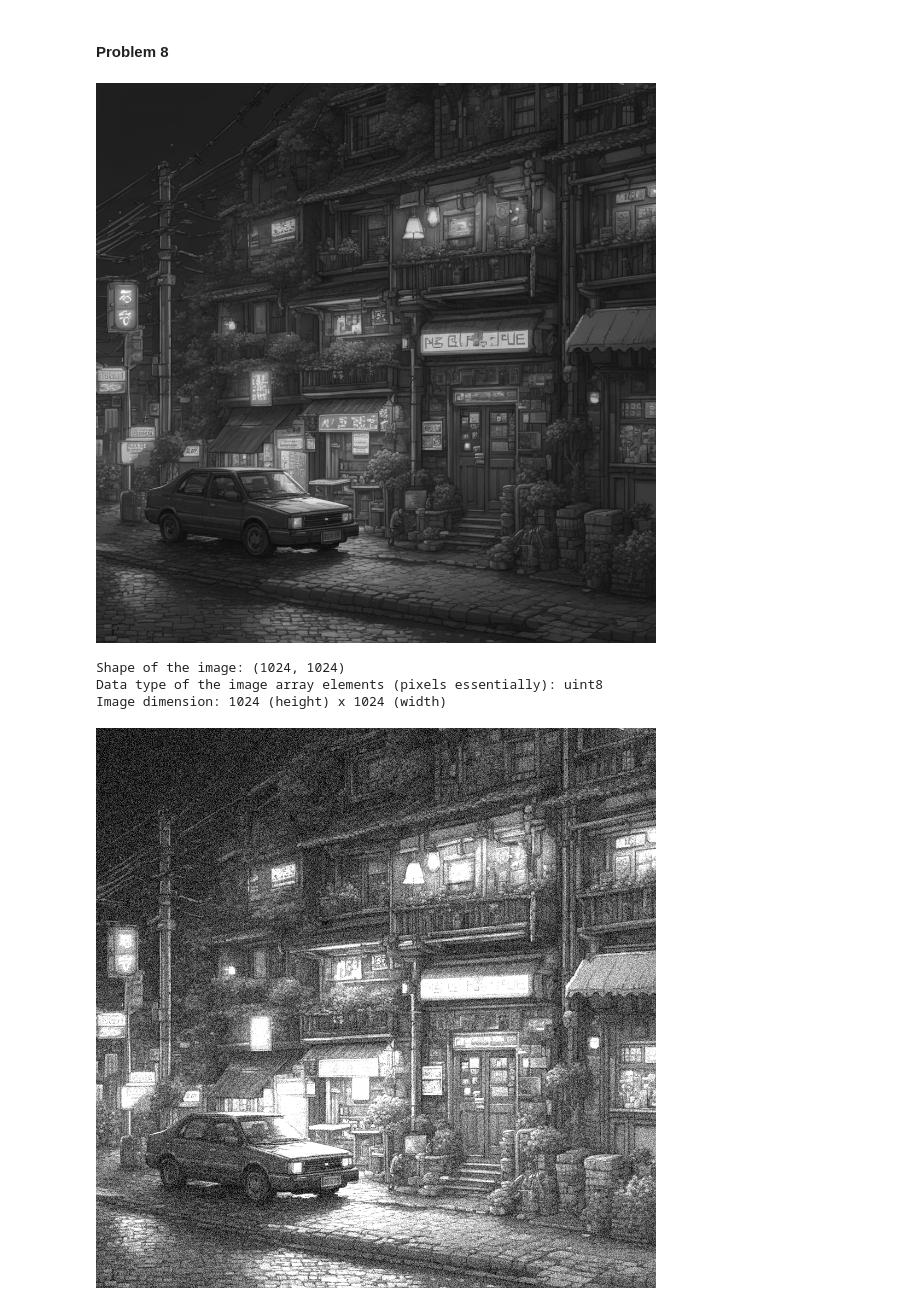
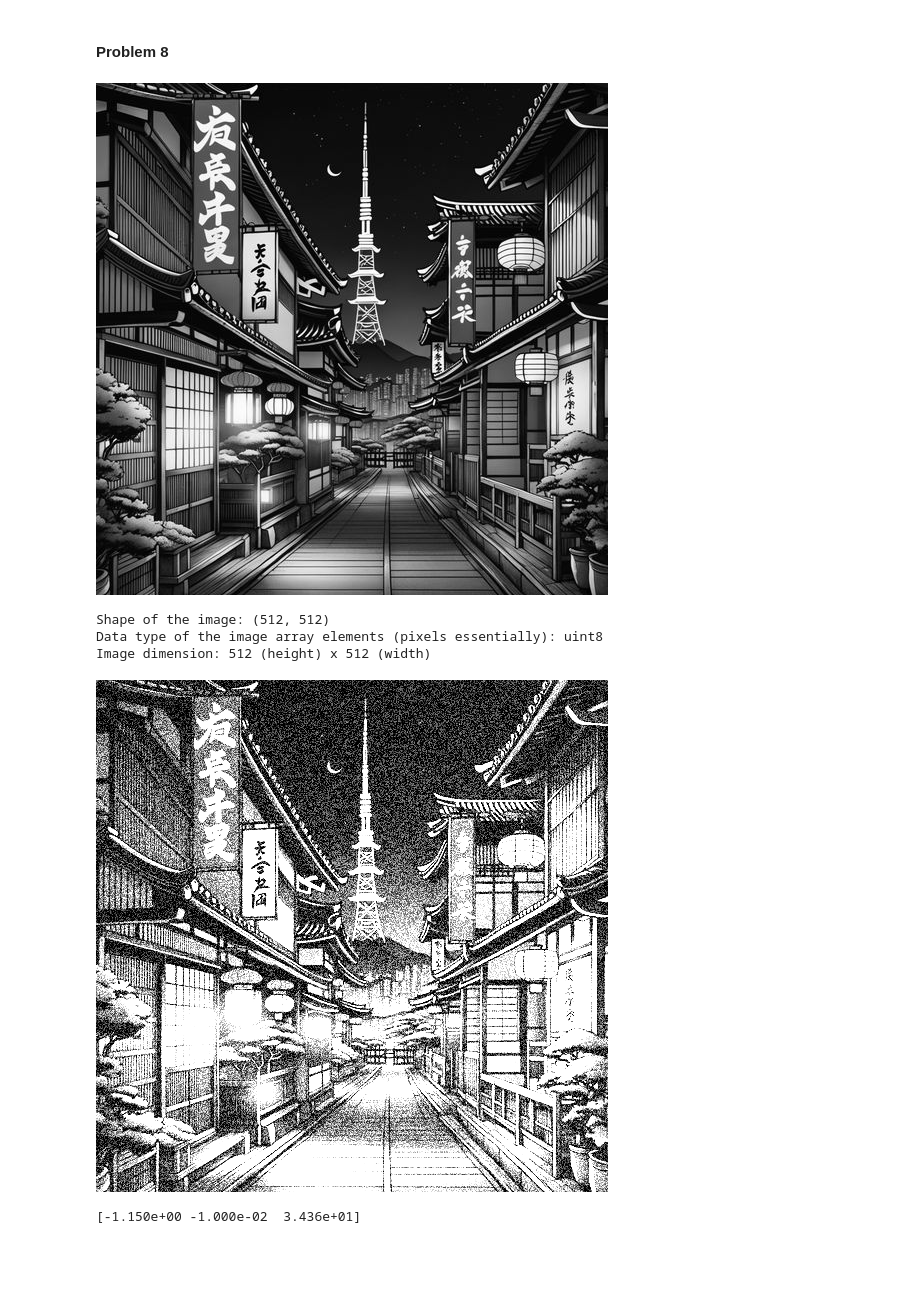
Before and after one commit to fuzzygreenblurs/computer_vision, a Jupyter notebook: problems/linear_algebra.ipynb, the cells around one changed output. Saved outputs shown, nothing was run; the diff lists cells and outputs as text; code cells hidden in the pictures; blank space fills up the shorter version.

Commit message:
implement inverse transform. most of the image is blacked out. why?

```diff
--- a/problems/linear_algebra.ipynb
+++ b/problems/linear_algebra.ipynb
@@ -184,9 +184,10 @@ p_hat (best fit dataset):  [ 5.67  8.55 11.43 14.31 17.19 20.07 22.95 25.83 28.7
 # %% [markdown]
 #### Problem 8
 # %%
-## Step 1: retrieve a stock image and dim and grain it
+## STEP 1: retrieve a stock image and dim and grain it
 
-url = 'https://storage.googleapis.com/pai-images/9d1e44c35eca471f88a7340e63177d27.jpeg'
+# url = 'https://storage.googleapis.com/pai-images/9d1e44c35eca471f88a7340e63177d27.jpeg'
+url = 'https://storage.googleapis.com/pai-images/bf26ed3d596b4484a475aeee646306b1.jpeg'
 response = requests.get(url, stream=True)
 img_raw = ImageOps.grayscale(Image.open(response.raw))
 display(img_raw)
@@ -197,7 +198,7 @@ print(f'Shape of the image: {img.shape}')
 print(f'Data type of the image array elements (pixels essentially): {img.dtype}')
 print(f'Image dimension: {H} (height) x {W} (width)')
 
-a, b, c = 0.001, 0.001, 1.00
+a, b, c = 0.003, 0.003, 1.00
 f = lambda x, y: a * x + b * y + c
 
 f_output = np.ones(img.shape)
@@ -209,40 +210,64 @@ y_coordinates = np.arange(0, H)
 for y in y_coordinates:
   for x in x_coordinates:
     f_output[y, x] = f(y, x)
-    noise[y, x] = random.randint(-50, 50)
+    noise[y, x] = random.randint(-100, 100)
 
 dimmed_gradient = np.clip((f_output * img) + noise, 0, 255) # u can also do scaling
 display(Image.fromarray(dimmed_gradient.astype(np.uint8)))
 
-# Step 2: generate the least squares estimate components for Aq = b using a 20x20 pixel patch of the original image
+## STEP 2: generate the least squares estimate components for Aq = b using a 20x20 pixel patch of the original image
 #       - A represents a 400x3 matrix of our known values (xy coordinates and a 1 to accomodate the c component of the model)
 #       - q represents a 3x1 matrix of our unknown values (a, b, c) for the expected model ax + by = c
 #       - b represents a 400x1 matrix of our "clean" image data, as a list of the pixel intensities of the target image
 # note: since we have all this noise in our existing image, there will no solution for the model ax+by+c=b
 #       we are using least squares to get the "closest possible" solution by transforming some vector by A and generating
 #       the closest possible output vector to our target vector b. this is the intuitive motivation behind using least squares.
 #       in this case, the unknown vector q will be used to perform a "close enough" inverse transform of the grainy image back to the original.
 
 # generating A:
 patch_x = np.arange(1, 21)
 patch_x_rep = np.repeat(patch_x, 20)
 patch_y = np.arange(1, 21)
 patch_y_rep = np.tile(patch_y, 20)
 patch_c_rep = np.repeat(1, 400)
 patch = np.stack((patch_x_rep, patch_y_rep, patch_c_rep), axis=1)
 
 # generating b:
 i = 0
 b = np.zeros(400)
 for x in range(1, 21):
     for y in range(1, 21):
         b[i] = img[x, y]
         i+=1
 
-print(b)
+# calculating least-squares estimate:
+AT = np.transpose(A)
+C1 = np.dot(AT, A)
+
+C1_INV = np.linalg.inv(C1)
+C2 = np.dot(AT, b)
+
+LEAST_SQ_EST_PARAMS = np.round(np.dot(C1_INV, C2), 2)
+print(LEAST_SQ_EST_PARAMS)
+
+## STEP 3:  we can now try to apply an inverse transform by using the generated LEAST_SQ_EST_PARAMS:
+a, b, c = LEAST_SQ_EST_PARAMS[0], LEAST_SQ_EST_PARAMS[1], LEAST_SQ_EST_PARAMS[2]
+f = lambda x, y: a * x + b * y + c
+
+f_output = np.ones(img.shape)
+x_coordinates = np.arange(0, W)
+y_coordinates = np.arange(0, H)
+# TO_DO: np.vectorize + lambda for better performance
+for y in y_coordinates:
+  for x in x_coordinates:
+    f_output[y, x] = f(y, x)
+
+normal_gradient = np.clip((f_output * img), 0, 255) # u can also do scaling
+display(Image.fromarray(normal_gradient.astype(np.uint8)))
 # %% [output]
-[figure, old version]
+[figure, new version]
-Shape of the image: (1024, 1024)
+Shape of the image: (512, 512)
 Data type of the image array elements (pixels essentially): uint8
-Image dimension: 1024 (height) x 1024 (width)
+Image dimension: 512 (height) x 512 (width)
-[figure, old version]
+[figure, new version]
+[-1.150e+00 -1.000e-02  3.436e+01]
```
Also changed, not shown: parts of 2 cells of this notebook.
